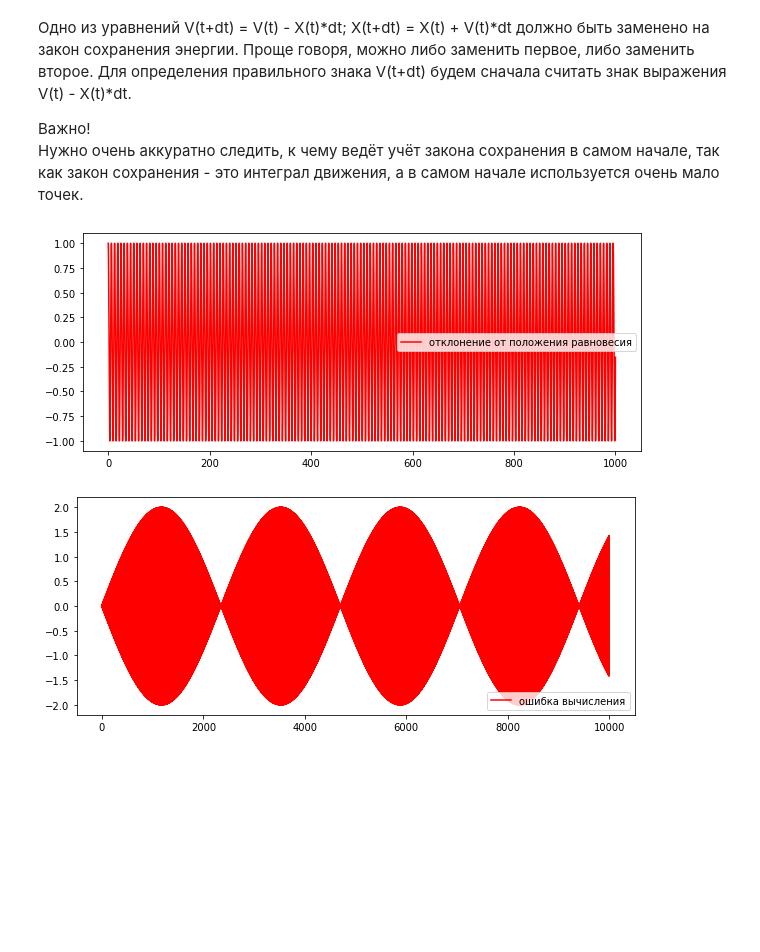
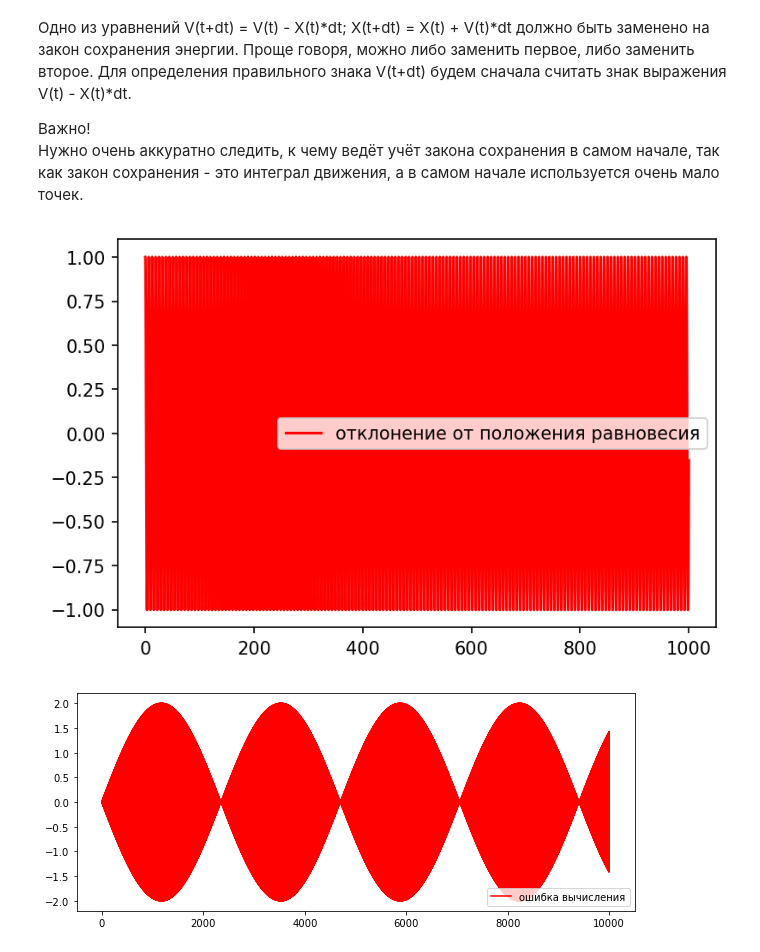
Before and after one commit to asenka239/compMath, a Jupyter notebook: Второй семестр/D1_Задача_Коши_для_ОДУ.ipynb, the cells around one changed output. Drawn from its saved outputs; the diff is of its cells as text; code cells hidden in the pictures; blank space fills up the shorter version.

```diff
--- a/Второй семестр/D1_Задача_Коши_для_ОДУ.ipynb
+++ b/Второй семестр/D1_Задача_Коши_для_ОДУ.ipynb
@@ -587,12 +587,12 @@ V(T) входит не только в sign, это значение испол
 ошибки - либо раз в какое-то количество шагов по времени, либо через оценку
 накопленной ошибки.
 # %%
-
 import numpy as np
 import matplotlib.pyplot as plt
 from mpl_toolkits.mplot3d import Axes3D
+plt.rcParams['figure.dpi'] = 150
 
-%matplotlib inline
+# %matplotlib inline
 
 def raschet(Vx0, Vy0 , A, N):
   gridt = np.linspace(0, 2, N)
@@ -605,7 +605,7 @@ def raschet(Vx0, Vy0 , A, N):
     Vx[i + 1] =   Vx[0] -  A*X[i + 1]
     Y[i + 1] = (1/A)*( Vy[0] -  Vy[i] - T) + (Vy[i] + 1/A)*dT
     Vy[i + 1] =   Vy[0] -  A*Y[i + 1] - T
-  plt.figure(figsize=(10, 4))
+  # plt.figure(figsize=(10, 4))
   #plt.scatter(sample, np.zeros(200) - 0.02, alpha=0.2, label='sample')  # label - описание в легенде
   plt.plot(gridt, Y , color='red', label='высота')  # color - цвет графика
   plt.legend()  # добавляет легенду
@@ -733,36 +733,36 @@ import numpy as np
 import matplotlib.pyplot as plt
 from mpl_toolkits.mplot3d import Axes3D
 
-%matplotlib inline
+# %matplotlib inline
 
 def sign(X):
   if X > 0:
     return 1
   elif X < 0:
     return -1
   return 0
 
 def raschetkm2(X0, V0 , N):
   gridt = np.linspace(0, N/100, N)
   dT = gridt[1] - gridt[0]
   X,  V = np.zeros(N), np.zeros(N)
   X[0] , V[0] = X0 , V0
   for i in range(N-1):
     T = gridt[i]
     X[i + 1] = X[i] + V[i]*dT
     V[i + 1] =  V[i] -  X[i]*dT
     if V[i] != 0:  # учёт ошибки из-за закона сохранения
       V[i + 1] = sign(V[i + 1])*(abs(1 - X[i+1]**2)**0.5)
-  plt.figure(figsize=(10, 4))
+  # plt.figure(figsize=(10, 4))
 #plt.scatter(sample, np.zeros(200) - 0.02, alpha=0.2, label='sample')  # label - описание в легенде
   plt.plot(gridt, X , color='red', label='отклонение от положения равновесия')  # color - цвет графика
   plt.legend()  # добавляет легенду
   plt.show()
 
 
 raschetkm2(1, 0 , 100000)
 # %% [output]
-[figure, old version]
+[figure, new version]
 # %%
 import numpy as np
 import matplotlib.pyplot as plt
```
Also changed, not shown: parts of 13 cells of this notebook, 1 other file.
